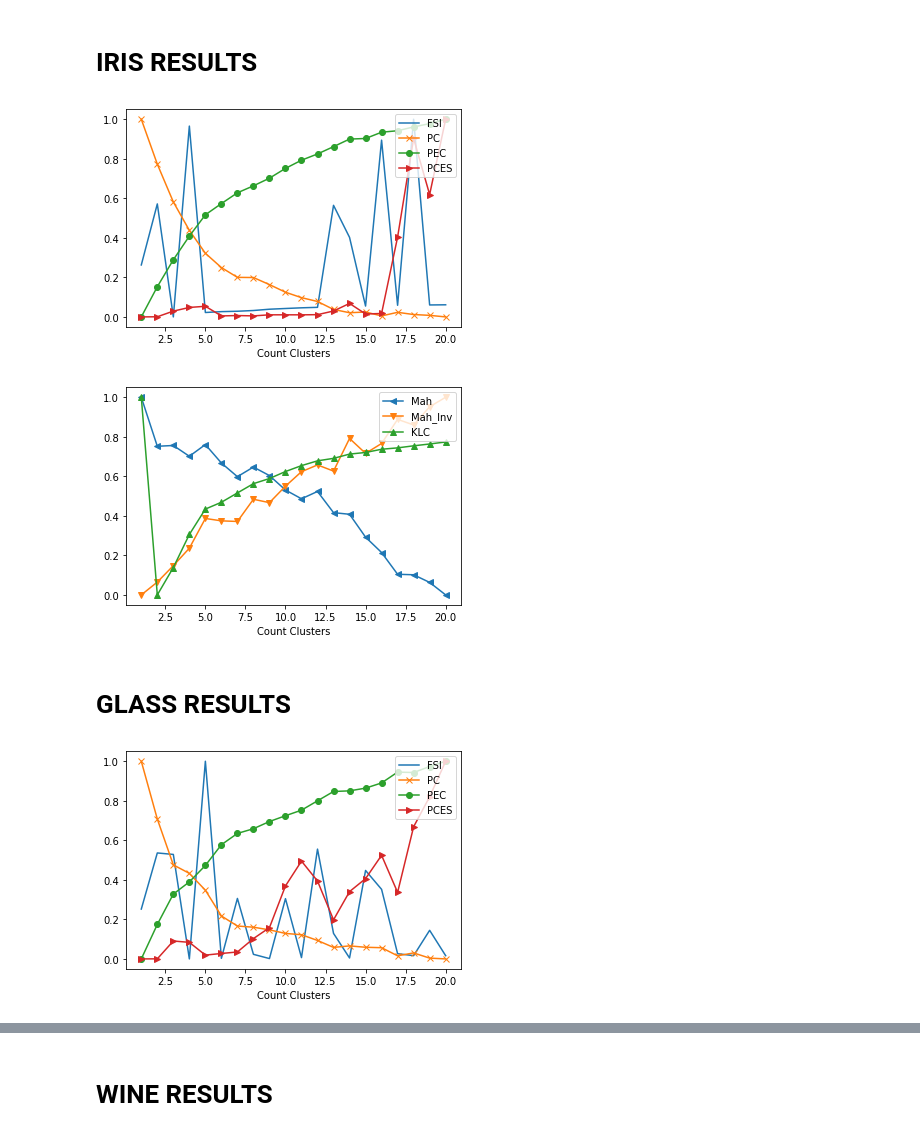
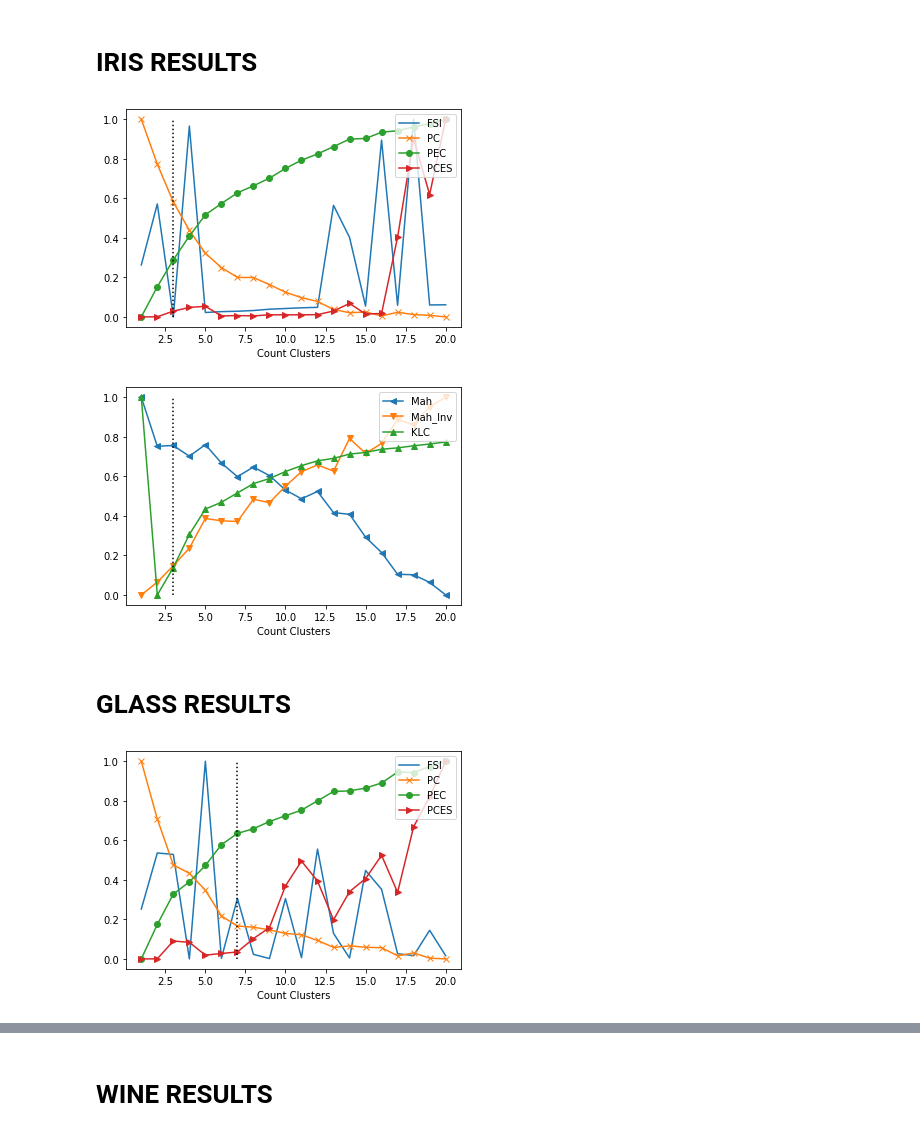
Before and after one commit to VolDonets/cmeans_python, a Jupyter notebook: kmnt_article_2022/results_represent.ipynb, the cells around one changed output, grey strips where cells are left out. Saved outputs shown, nothing was run; the diff lists cells and outputs as text; code cells hidden in the pictures.

```diff
--- a/kmnt_article_2022/results_represent.ipynb
+++ b/kmnt_article_2022/results_represent.ipynb
@@ -34,20 +34,22 @@ def norm(data_arr):
 for key in dict_res_org.keys():
     plt.plot(range(1, 21), norm(dict_res_org[key]), line_style[key], label=key)
 
+plt.plot([3, 3], [0, 1], ':', color='black')
 plt.xlabel('Count Clusters')
 plt.legend(loc='upper right')
 plt.show()
 # %% [output]
-[figure, old version]
+[figure, new version]
 # %%
 for key in dict_res_prop.keys():
     plt.plot(range(1, 21), norm(dict_res_prop[key]), line_style[key], label=key)
 
+plt.plot([3, 3], [0, 1], ':', color='black')
 plt.xlabel('Count Clusters')
 plt.legend(loc='upper right')
 plt.show()
 # %% [output]
-[figure, old version]
+[figure, new version]
 # %% [markdown]
 # GLASS RESULTS
 # %%
@@ -65,11 +67,12 @@ dict_res_prop = {'Mah': np.array(results['mah']),
 for key in dict_res_org.keys():
     plt.plot(range(1, 21), norm(dict_res_org[key]), line_style[key], label=key)
 
+plt.plot([7, 7], [0, 1], ':', color='black')
 plt.xlabel('Count Clusters')
 plt.legend(loc='upper right')
 plt.show()
 # %% [output]
-[figure, old version]
+[figure, new version]
 # %%
 for key in dict_res_prop.keys():
     plt.plot(range(1, 21), norm(dict_res_prop[key]), line_style[key], label=key)
```
Also changed, not shown: parts of 5 cells of this notebook.
